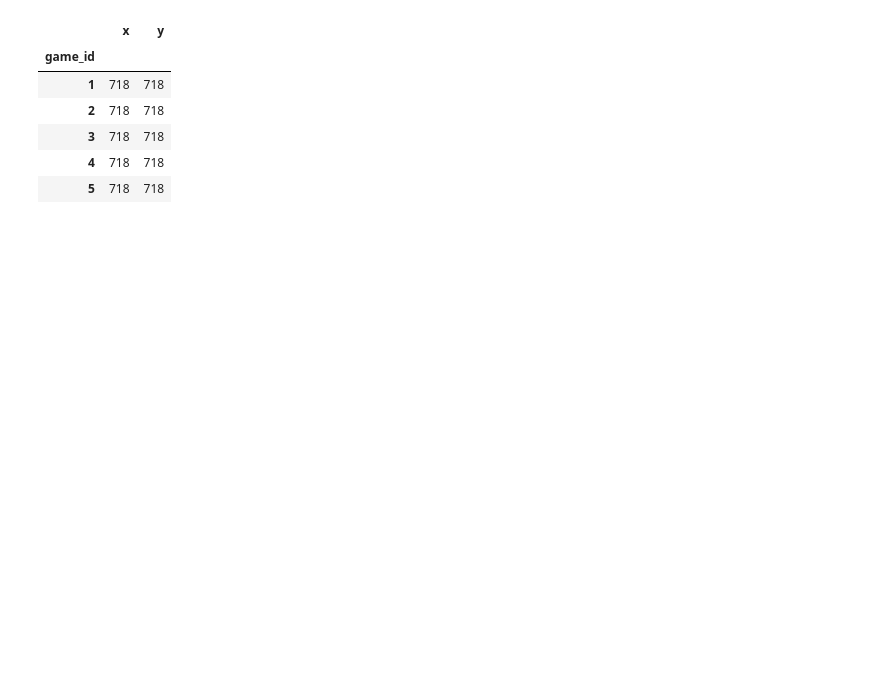
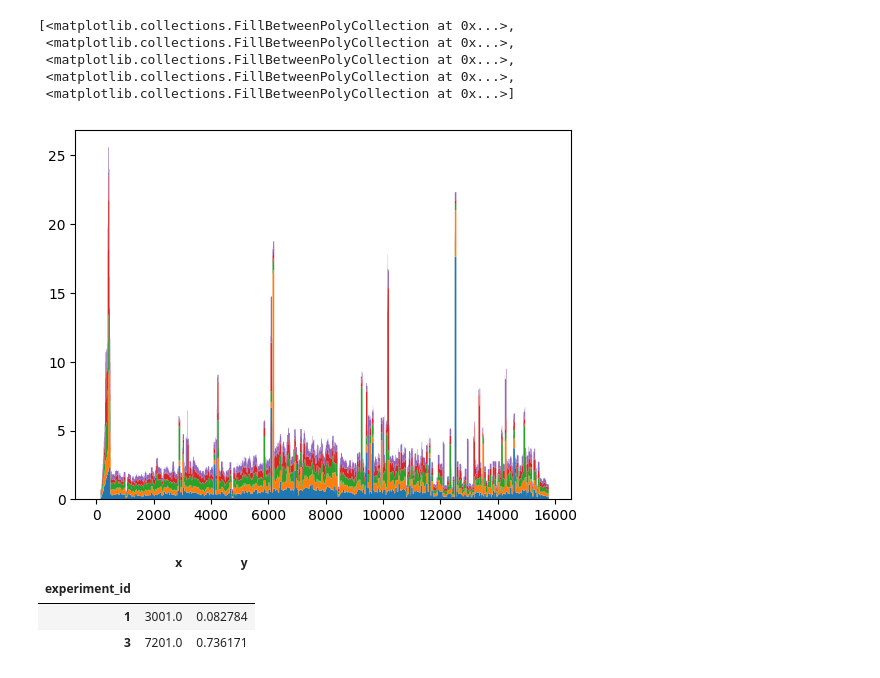
Before and after one commit to GDX64/rust-game, a Jupyter notebook: benchmarks/main.ipynb, the cells around one changed output. Saved outputs shown, nothing was run; the diff lists cells and outputs as text; code cells hidden in the pictures; blank space fills up the shorter version.

Commit message:
working experiments

```diff
--- a/benchmarks/main.ipynb
+++ b/benchmarks/main.ipynb
@@ -126,11 +130,24 @@ axes[1].hist(pings["y"], bins=50)
 # %%
 df = statement_to_df(f"select tick as x, micros_elapsed / 1000.0 as y, game_id from server_ticks")
-df.groupby("game_id").count()
+group = df.groupby("game_id").rolling(60).max().groupby("game_id")
+x_array = group.get_group(1)['x'].to_numpy()
+all_y = [g['y'].to_numpy() for name, g in group]
+plt.stackplot(x_array, all_y)
 # %% [output]
-|  | x | y |
-| game_id |  |  |
-| 1 | 718 | 718 |
-| 2 | 718 | 718 |
-| 3 | 718 | 718 |
-| 4 | 718 | 718 |
-| 5 | 718 | 718 |
+[<matplotlib.collections.FillBetweenPolyCollection at 0x...>,
+ <matplotlib.collections.FillBetweenPolyCollection at 0x...>,
+ <matplotlib.collections.FillBetweenPolyCollection at 0x...>,
+ <matplotlib.collections.FillBetweenPolyCollection at 0x...>,
+ <matplotlib.collections.FillBetweenPolyCollection at 0x...>]
+[figure, added]
+# %%
+df = statement_to_df(f"""
+                select tick as x, micros_elapsed / 1000.0 as y, et.experiment_id
+                from experiment_ticks et
+                """)
+df.groupby("experiment_id").mean()
+# %% [output]
+|  | x | y |
+| experiment_id |  |  |
+| 1 | 3001.0 | 0.082784 |
+| 3 | 7201.0 | 0.736171 |
```
Also changed, not shown: parts of 3 cells of this notebook, 7 other files.
